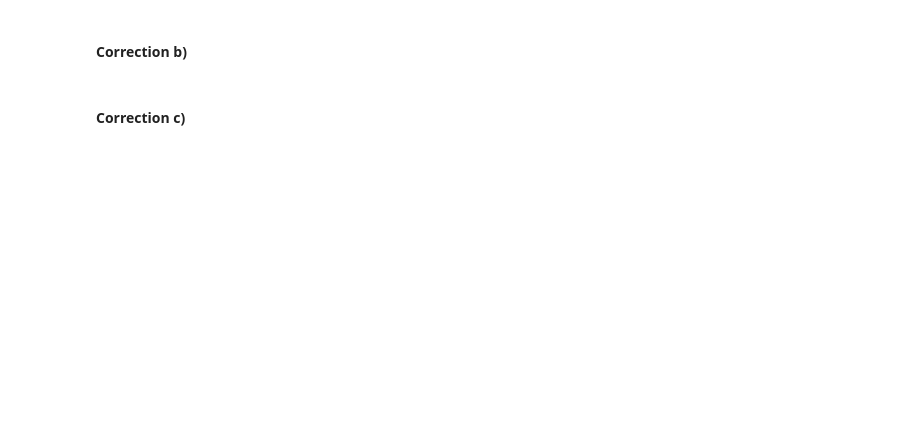
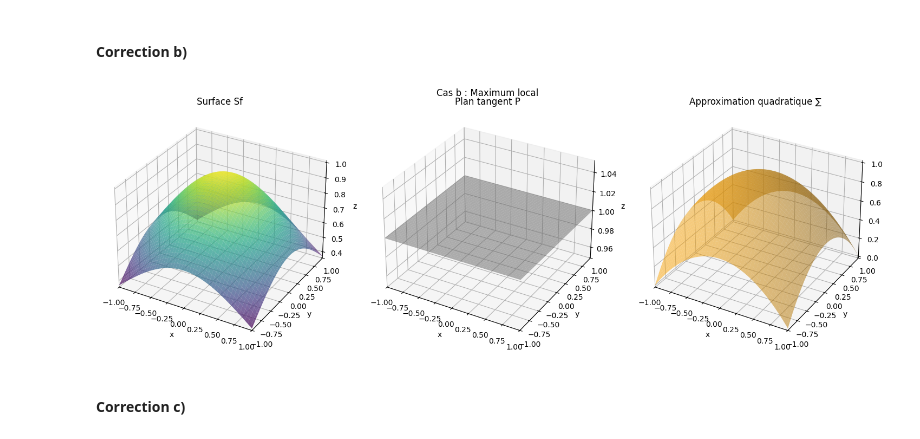
Before and after one commit to wakil69/InformatiquePrepaPlus, a Jupyter notebook: Cours/Fonctions/3.Exercices/Exercices.ipynb, the cells around one changed output. Cells and saved outputs as stored; diff of their text form; code cells hidden in the pictures; blank space fills up the shorter version.

```diff
--- a/Cours/Fonctions/3.Exercices/Exercices.ipynb
+++ b/Cours/Fonctions/3.Exercices/Exercices.ipynb
@@ -657,12 +702,14 @@ plot_surfaces(f1, grad1, hess1, m=(0,0), domain=[-1,1,-1,1], title="TP52 - Cas a
 # %%
 f2 = lambda x, y: np.exp(- (x**2 + y**2)/2)
 grad2 = lambda x, y: (-x * f2(x, y), -y * f2(x, y))
 hess2 = lambda x, y: f2(x, y) * np.array([
     [x**2 - 1, x*y],
     [x*y, y**2 - 1]
 ])
 
-plot_surfaces(f2, grad2, hess2, m=(0,0), domain=[-1,1,-1,1], title="TP52 - Cas b : Maximum local")
+plot_surfaces(f2, grad2, hess2, m=(0,0), domain=[-1,1,-1,1], title="Cas b : Maximum local")
+# %% [output]
+[figure, added]
 # %% [markdown]
 #### Correction c)
 # %%
```
Also changed, not shown: parts of 21 cells of this notebook, 11 other files.
